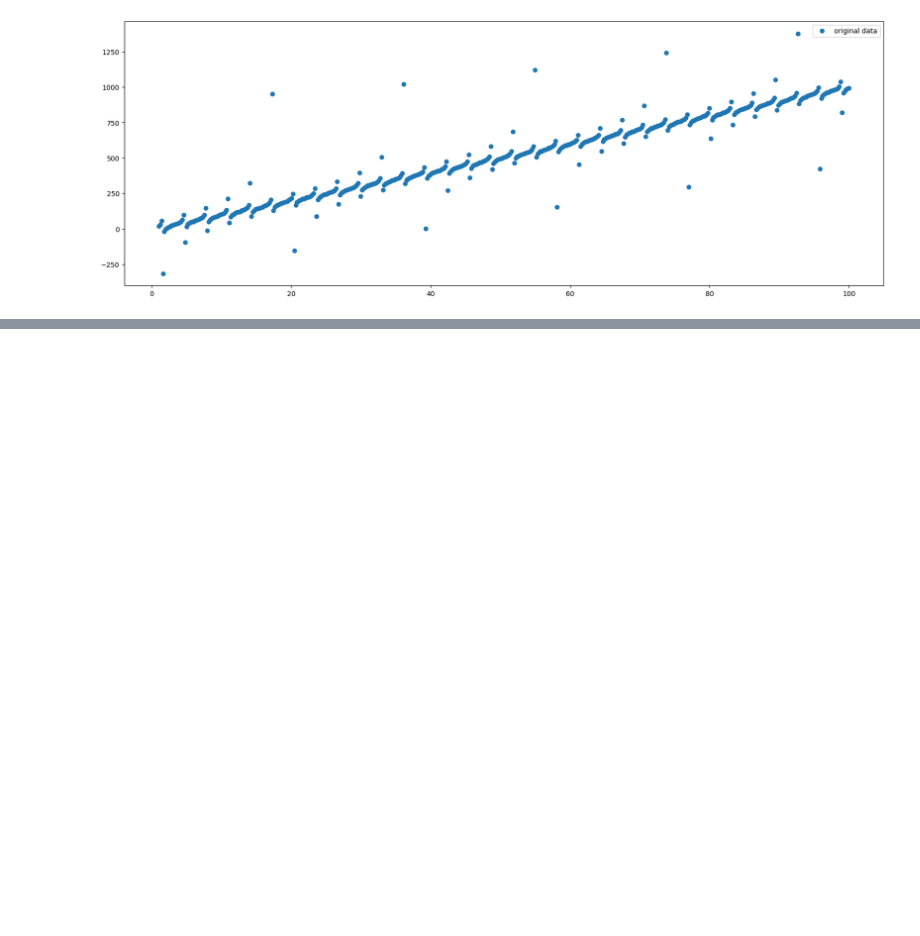
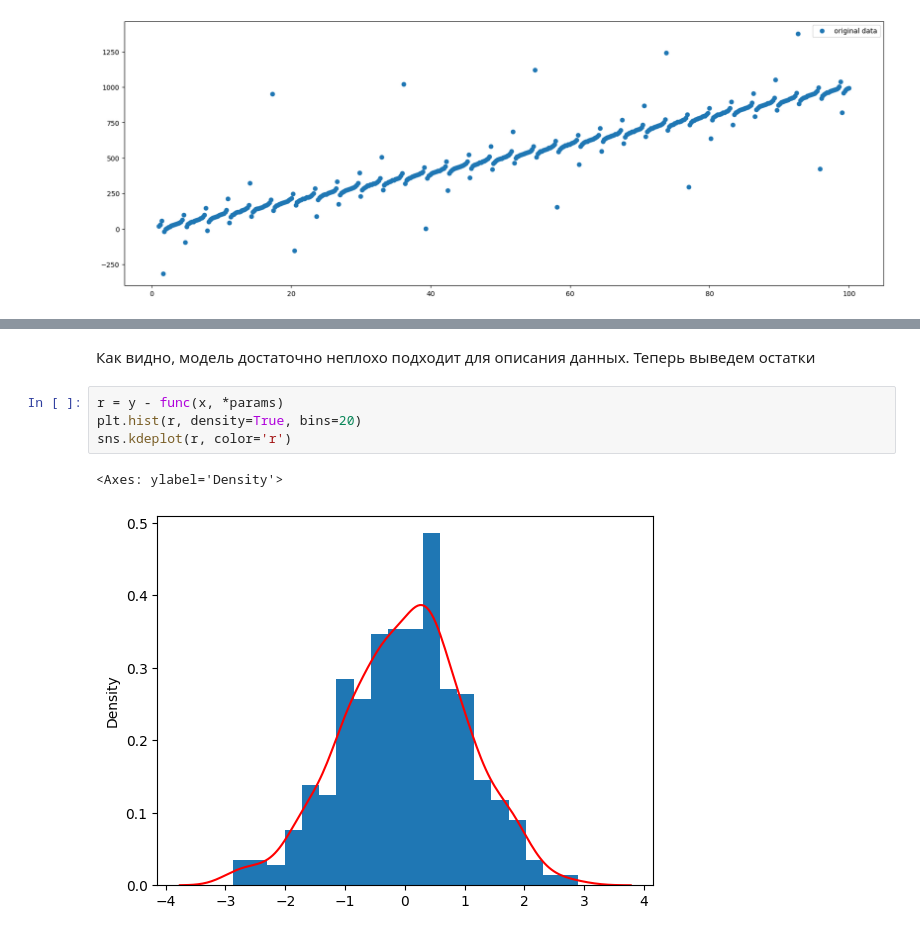
Before and after one commit to LumbaBalumba/MS_prac3, a Jupyter notebook: prac.ipynb, the cells around one changed output, grey strips where cells are left out. Saved outputs shown, nothing was run; the diff lists cells and outputs as text; blank space fills up the shorter version.

```diff
--- a/prac.ipynb
+++ b/prac.ipynb
@@ -46,0 +40,9 @@ plt.show()
+# %% [markdown]
+Как видно, модель достаточно неплохо подходит для описания данных. Теперь выведем остатки
+# %%
+r = y - func(x, *params)
+plt.hist(r, density=True, bins=20)
+sns.kdeplot(r, color='r')
+# %% [output]
+<Axes: ylabel='Density'>
+[figure, added]
```
Also changed, not shown: parts of 7 cells of this notebook.
